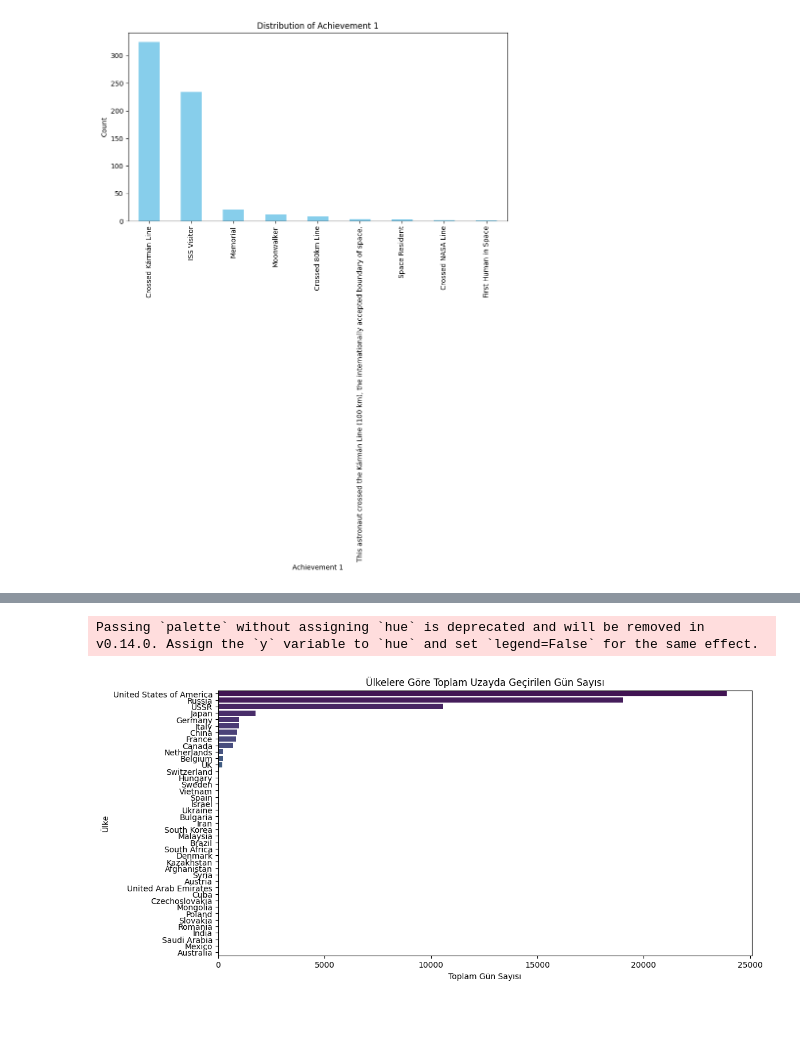
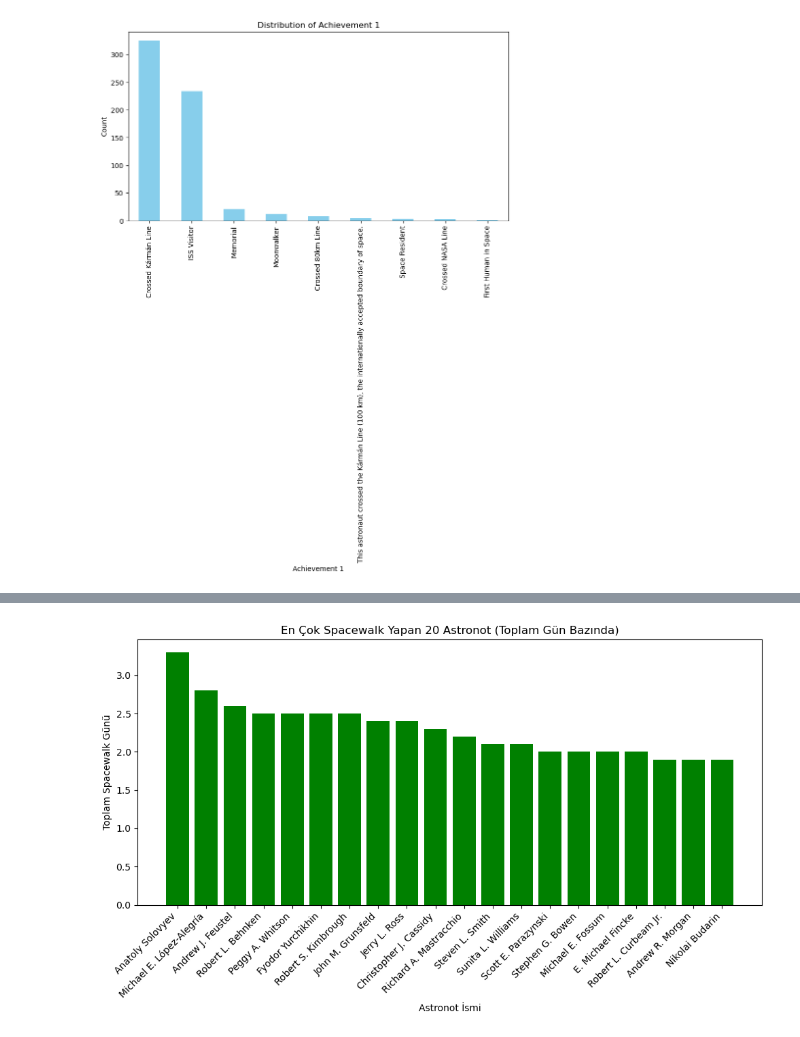
Before and after one commit to Betul02/Hi-Kod-Bitirme-Projesi, a Jupyter notebook: Astronauts.ipynb, the cells around one changed output, grey strips where cells are left out. Saved outputs shown, nothing was run; the diff lists cells and outputs as text; code cells hidden in the pictures.

```diff
--- a/Astronauts.ipynb
+++ b/Astronauts.ipynb
@@ -976,14 +1011,14 @@ Passing `palette` without assigning `hue` is deprecated and will be removed in v
-# %%
-# Ülkelerin toplam görev sürelerini hesapla
-country_total_days = df.groupby('country')['days in space'].sum().sort_values(ascending=False)
-
-# Grafik çizimi
-plt.figure(figsize=(12, 6))
-sns.barplot(x=country_total_days.values, y=country_total_days.index, palette='viridis')
-plt.title('Ülkelere Göre Toplam Uzayda Geçirilen Gün Sayısı')
-plt.xlabel('Toplam Gün Sayısı')
-plt.ylabel('Ülke')
-plt.show()
-# %% [output]
-Passing `palette` without assigning `hue` is deprecated and will be removed in v0.14.0. Assign the `y` variable to `hue` and set `legend=False` for the same effect.
-[figure, removed]
+# %%
+# 'days spacewalking' sütununa göre sıralayıp en çok yürüyüş süresine sahip 20 astronotu bulalım
+top_20_spacewalkers = df.sort_values(by='days spacewalking', ascending=False).head(20)
+
+plt.figure(figsize=(10, 6))
+plt.bar(top_20_spacewalkers['Astronaut name '], top_20_spacewalkers['days spacewalking'], color='green')
+plt.xlabel('Astronot İsmi')
+plt.ylabel('Toplam Spacewalk Günü')
+plt.title('En Çok Spacewalk Yapan 20 Astronot (Toplam Gün Bazında)')
+plt.xticks(rotation=45, ha="right")
+plt.tight_layout()
+plt.show()
+# %% [output]
+[figure, added]
```
Also changed, not shown: parts of 34 cells of this notebook.
